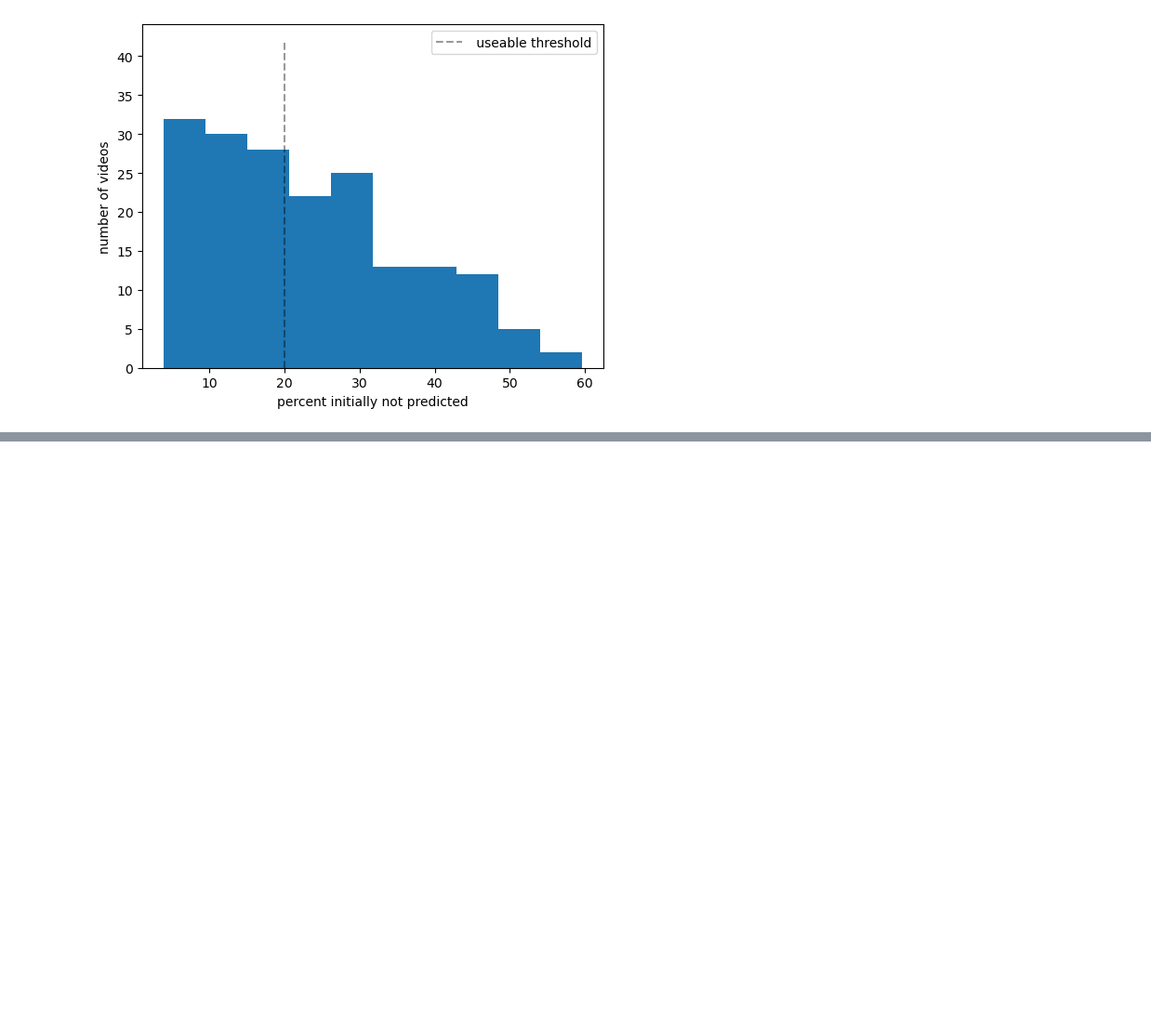
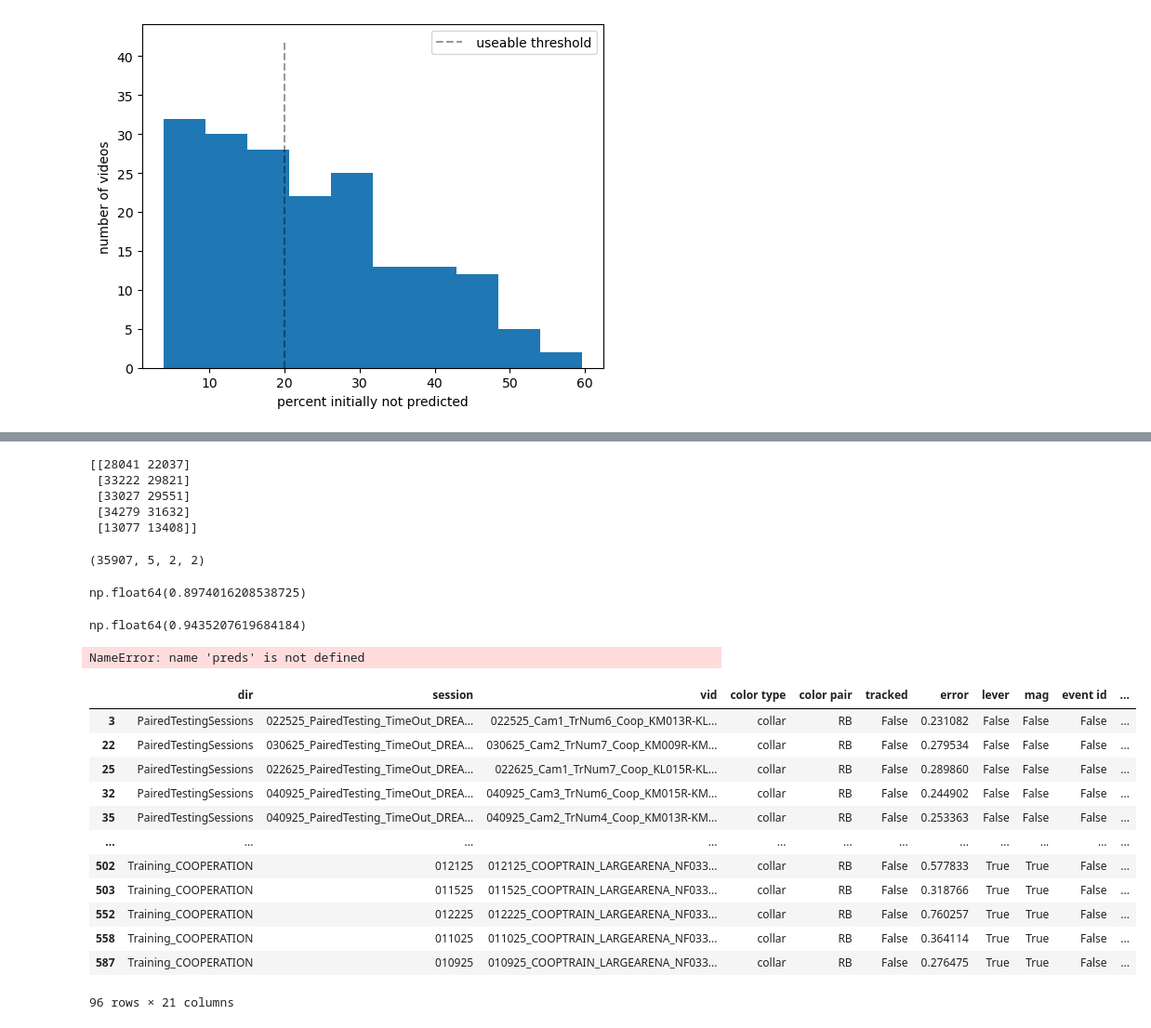
Before and after one commit to ameliamj/sleap-tracking, a Jupyter notebook: coop_tracking/sleap_model_iter/evaluate_inference.ipynb, the cells around one changed output, grey strips where cells are left out. Shown at 93% size. Cells and saved outputs as stored; diff of their text form; code cells hidden in the pictures; blank space fills up the shorter version.

```diff
--- a/coop_tracking/sleap_model_iter/evaluate_inference.ipynb
+++ b/coop_tracking/sleap_model_iter/evaluate_inference.ipynb
@@ -31,0 +90,63 @@ plt.legend()
+# %%
+# Keypoint exists if both x and y are not NaN
+keypoint_exists = ~np.isnan(locations).any(axis=2)
+# shape: (frames, keypoints, animals)
+
+# Count frames per keypoint per animal
+frames_per_keypoint = keypoint_exists.sum(axis=0)
+# shape: (keypoints, animals)
+
+print(frames_per_keypoint)
+# nose, earL, earR, headbase, tailbase
+# %% [output]
+[[28041 22037]
+ [33222 29821]
+ [33027 29551]
+ [34279 31632]
+ [13077 13408]]
+# %%
+locations.shape
+# %% [output]
+(35907, 5, 2, 2)
+# %%
+frames_both / locations.shape[0]
+# %% [output]
+np.float64(0.8974016208538725)
+# %%
+y.sum() / 2
+# %% [output]
+np.float64(0.9435207619684184)
+# %%
+rb = preds.df[preds.df['color pair'] == 'RB'].copy()
+for index, row in rb.iterrows():
+    with h5py.File(f'/gpfs/radev/pi/saxena/aj764/{row['dir']}/' + row['session'] + '/Tracking/h5/' + row['vid'] + '.predictions.h5','r') as f:
+        locations = f["tracks"][:].T
+    keypoint_exists = ~np.isnan(locations).any(axis=2)
+
+    frame_has_kp = keypoint_exists.any(axis=1)
+
+    frames_per_animal = frame_has_kp.sum(axis=0)
+
+    y = frames_per_animal / locations.shape[0]
+
+    frames_both = frame_has_kp.all(axis=1).sum()
+
+    rb.loc[index, 'id error'] = 1 - (frames_both / locations.shape[0])
+# %% [output]
+NameError: name 'preds' is not defined
+# %%
+rb
+# %% [output]
+|  | dir | session | vid | color type | color pair | tracked | error | lever | mag | event id | ... |
+| 3 | PairedTestingSessions | 022525_PairedTesting_TimeOut_DREA... | 022525_Cam1_TrNum6_Coop_KM013R-KL... | collar | RB | False | 0.231082 | False | False | False | ... |
+| 22 | PairedTestingSessions | 030625_PairedTesting_TimeOut_DREA... | 030625_Cam2_TrNum7_Coop_KM009R-KM... | collar | RB | False | 0.279534 | False | False | False | ... |
+| 25 | PairedTestingSessions | 022625_PairedTesting_TimeOut_DREA... | 022625_Cam1_TrNum7_Coop_KL015R-KL... | collar | RB | False | 0.289860 | False | False | False | ... |
+| 32 | PairedTestingSessions | 040925_PairedTesting_TimeOut_DREA... | 040925_Cam3_TrNum6_Coop_KM015R-KM... | collar | RB | False | 0.244902 | False | False | False | ... |
+| 35 | PairedTestingSessions | 040925_PairedTesting_TimeOut_DREA... | 040925_Cam2_TrNum4_Coop_KM013R-KM... | collar | RB | False | 0.253363 | False | False | False | ... |
+| ... | ... | ... | ... | ... | ... | ... | ... | ... | ... | ... | ... |
+| 502 | Training_COOPERATION | 012125 | 012125_COOPTRAIN_LARGEARENA_NF033... | collar | RB | False | 0.577833 | True | True | False | ... |
+| 503 | Training_COOPERATION | 011525 | 011525_COOPTRAIN_LARGEARENA_NF033... | collar | RB | False | 0.318766 | True | True | False | ... |
+| 552 | Training_COOPERATION | 012225 | 012225_COOPTRAIN_LARGEARENA_NF033... | collar | RB | False | 0.760257 | True | True | False | ... |
+| 558 | Training_COOPERATION | 011025 | 011025_COOPTRAIN_LARGEARENA_NF033... | collar | RB | False | 0.364114 | True | True | False | ... |
+| 587 | Training_COOPERATION | 010925 | 010925_COOPTRAIN_LARGEARENA_NF033... | collar | RB | False | 0.276475 | True | True | False | ... |
+96 rows × 21 columns
```
Also changed, not shown: parts of 16 cells of this notebook, 4 other files.
